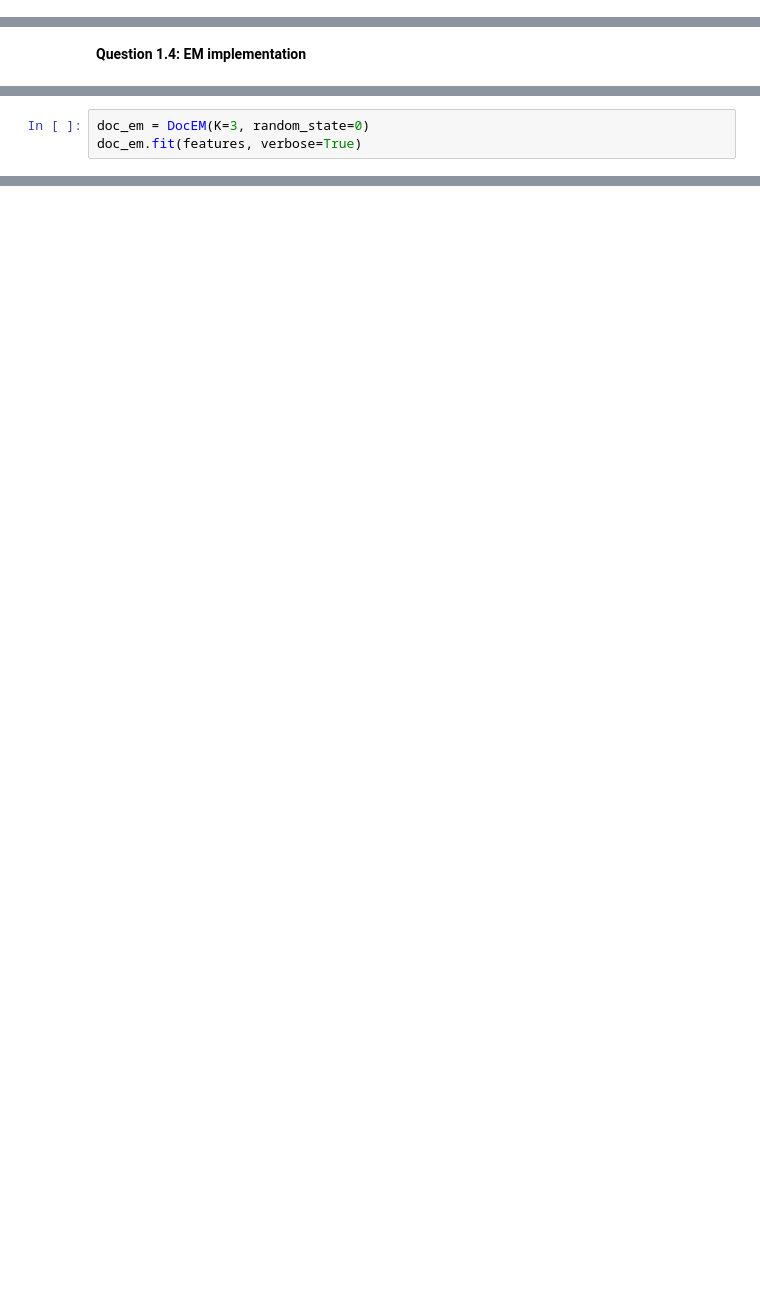
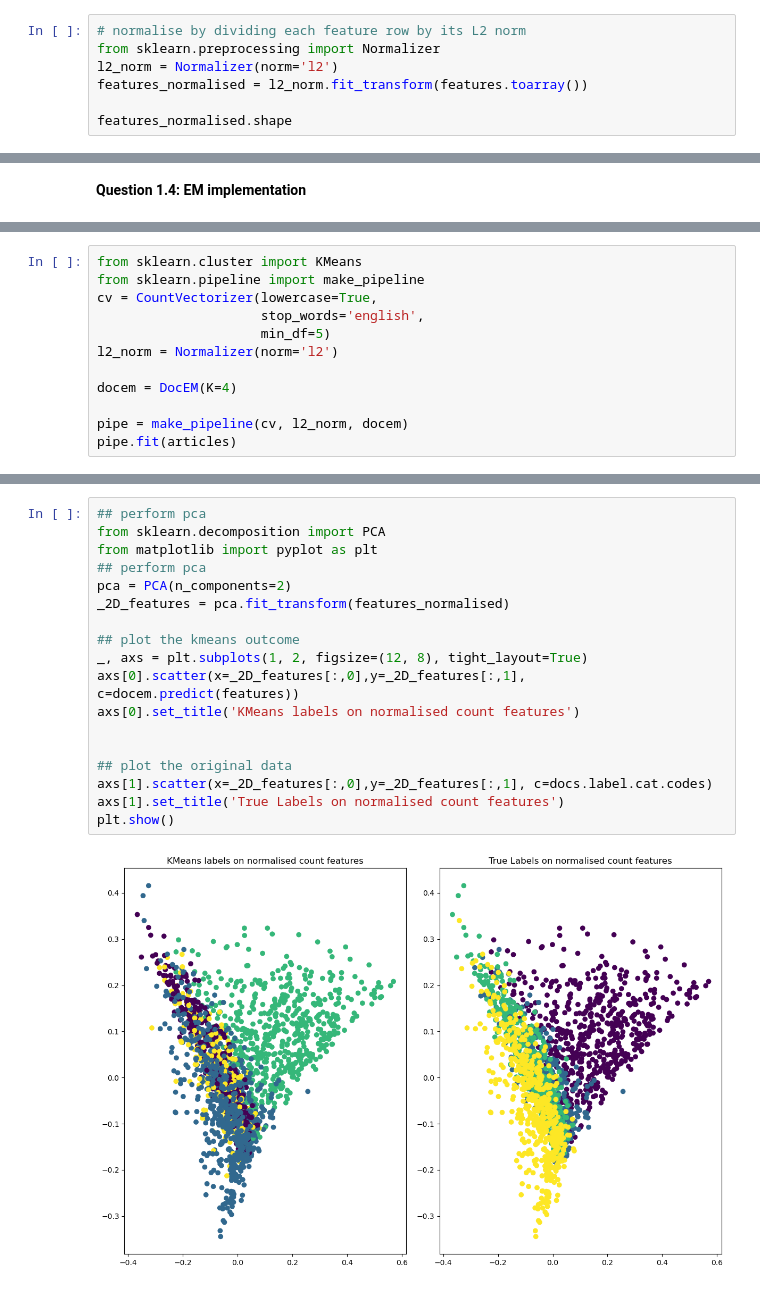
Before and after one commit to DarrenYee/Master-of-Artificial-Intelligence-Y2S1, a Jupyter notebook: FIT5201_N/FIT5201 Assignment 2/31237223_DARRENJERSHIEN_YEE_a2_sec1.ipynb, the cells around one changed output, grey strips where cells are left out. Cells and saved outputs as stored; diff of their text form; blank space fills up the shorter version.

```diff
--- a/FIT5201_N/FIT5201 Assignment 2/31237223_DARRENJERSHIEN_YEE_a2_sec1.ipynb
+++ b/FIT5201_N/FIT5201 Assignment 2/31237223_DARRENJERSHIEN_YEE_a2_sec1.ipynb
@@ -82,0 +61,7 @@ features.shape
+# %%
+# normalise by dividing each feature row by its L2 norm
+from sklearn.preprocessing import Normalizer
+l2_norm = Normalizer(norm='l2')
+features_normalised = l2_norm.fit_transform(features.toarray())
+
+features_normalised.shape
@@ -172,6 +160,3 @@ class DocEM:
         probs = self.predict_proba(x)
         preds = np.argmax(probs, axis=1)
         return preds
-# %%
-doc_em = DocEM(K=3, random_state=0)
-doc_em.fit(features, verbose=True)
@@ -180,0 +165,12 @@ TypeError: unsupported operand type(s) for /: 'numpy.ndarray' and 'csr_matrix'
+# %%
+from sklearn.cluster import KMeans
+from sklearn.pipeline import make_pipeline
+cv = CountVectorizer(lowercase=True,
+                     stop_words='english',
+                     min_df=5)
+l2_norm = Normalizer(norm='l2')
+
+docem = DocEM(K=4)
+
+pipe = make_pipeline(cv, l2_norm, docem)
+pipe.fit(articles)
@@ -180,0 +185,20 @@ TypeError: unsupported operand type(s) for /: 'numpy.ndarray' and 'csr_matrix'
+# %%
+## perform pca
+from sklearn.decomposition import PCA
+from matplotlib import pyplot as plt
+## perform pca
+pca = PCA(n_components=2)
+_2D_features = pca.fit_transform(features_normalised)
+
+## plot the kmeans outcome
+_, axs = plt.subplots(1, 2, figsize=(12, 8), tight_layout=True)
+axs[0].scatter(x=_2D_features[:,0],y=_2D_features[:,1], c=docem.predict(features))
+axs[0].set_title('KMeans labels on normalised count features')
+
+
+## plot the original data
+axs[1].scatter(x=_2D_features[:,0],y=_2D_features[:,1], c=docs.label.cat.codes)
+axs[1].set_title('True Labels on normalised count features')
+plt.show()
+# %% [output]
+[figure, added]
```
Also changed, not shown: parts of 10 cells of this notebook.
